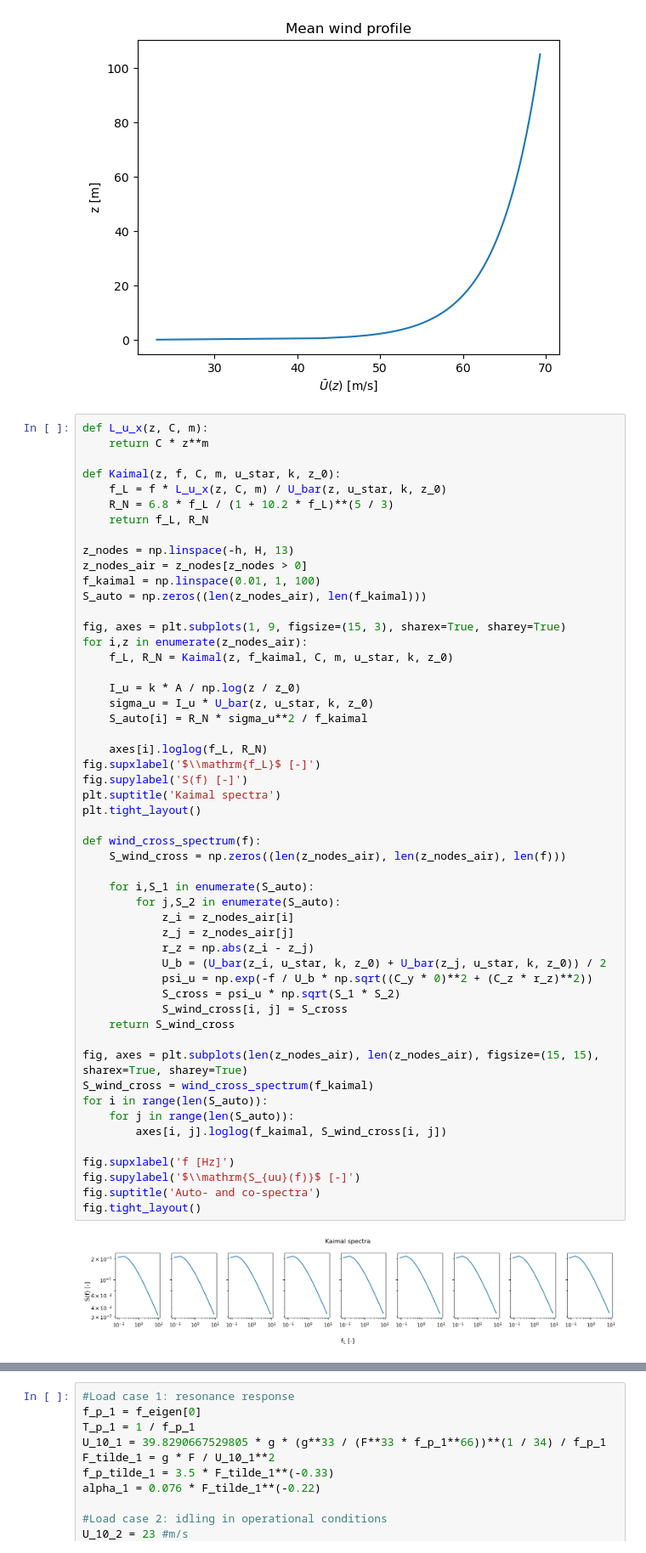
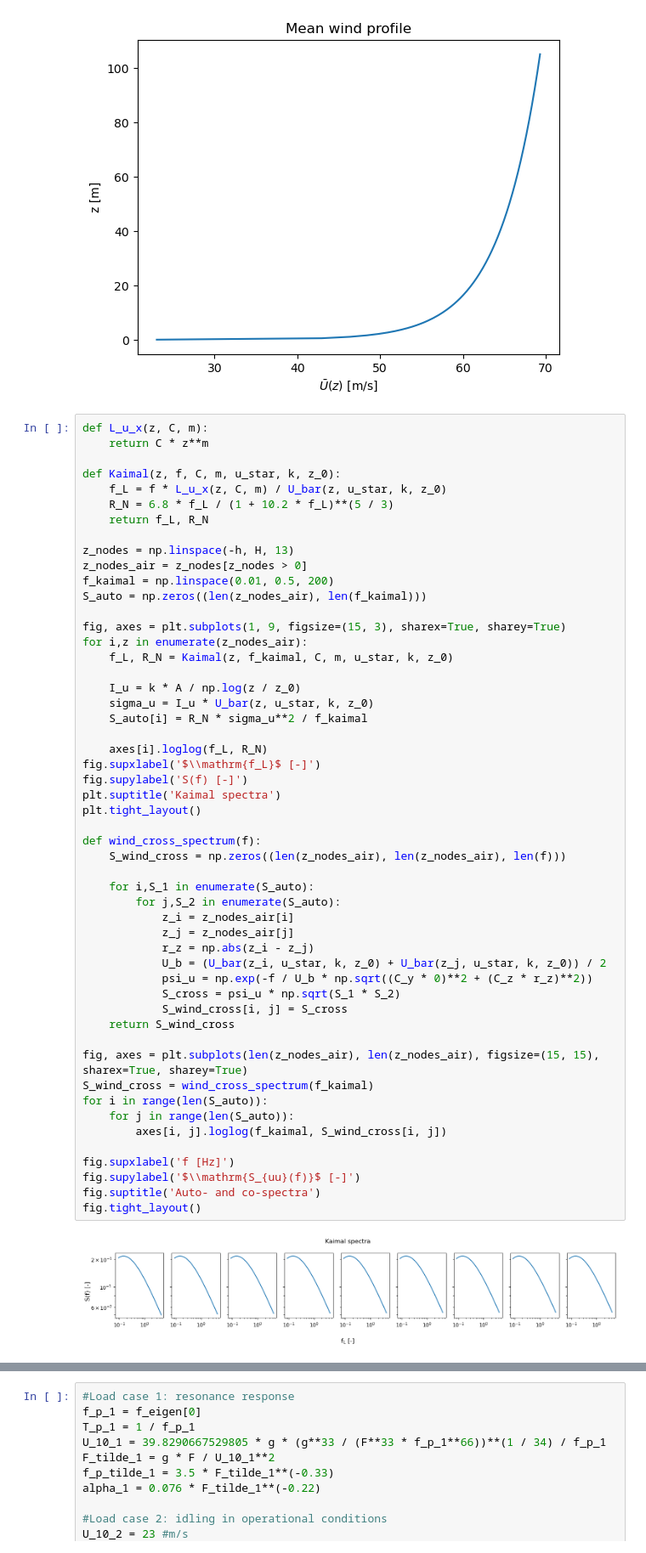
Before and after one commit to Lymone96/CIEM5220-Group2, a Jupyter notebook: 2_WW/WW_Assignment (Question 1-4).ipynb, the cells around one changed output, grey strips where cells are left out. Shown at 85% size. Drawn from its saved outputs; the diff is of its cells as text.

```diff
--- a/2_WW/WW_Assignment (Question 1-4).ipynb
+++ b/2_WW/WW_Assignment (Question 1-4).ipynb
@@ -373,7 +373,7 @@ def Kaimal(z, f, C, m, u_star, k, z_0):
 
 z_nodes = np.linspace(-h, H, 13)
 z_nodes_air = z_nodes[z_nodes > 0]
-f_kaimal = np.linspace(0.01, 1, 100)
+f_kaimal = np.linspace(0.01, 0.5, 200)
 S_auto = np.zeros((len(z_nodes_air), len(f_kaimal)))
 
 fig, axes = plt.subplots(1, 9, figsize=(15, 3), sharex=True, sharey=True)
@@ -388,31 +388,31 @@ for i,z in enumerate(z_nodes_air):
 fig.supxlabel('$\\mathrm{f_L}$ [-]')
 fig.supylabel('S(f) [-]')
 plt.suptitle('Kaimal spectra')
 plt.tight_layout()
 
 def wind_cross_spectrum(f):
     S_wind_cross = np.zeros((len(z_nodes_air), len(z_nodes_air), len(f)))
 
     for i,S_1 in enumerate(S_auto):
         for j,S_2 in enumerate(S_auto):
             z_i = z_nodes_air[i]
             z_j = z_nodes_air[j]
             r_z = np.abs(z_i - z_j)
             U_b = (U_bar(z_i, u_star, k, z_0) + U_bar(z_j, u_star, k, z_0)) / 2
             psi_u = np.exp(-f / U_b * np.sqrt((C_y * 0)**2 + (C_z * r_z)**2))
             S_cross = psi_u * np.sqrt(S_1 * S_2)
             S_wind_cross[i, j] = S_cross
     return S_wind_cross
 
 fig, axes = plt.subplots(len(z_nodes_air), len(z_nodes_air), figsize=(15, 15), sharex=True, sharey=True)
 S_wind_cross = wind_cross_spectrum(f_kaimal)
 for i in range(len(S_auto)):
     for j in range(len(S_auto)):
         axes[i, j].loglog(f_kaimal, S_wind_cross[i, j])
 
 fig.supxlabel('f [Hz]')
 fig.supylabel('$\\mathrm{S_{uu}(f)}$ [-]')
 fig.suptitle('Auto- and co-spectra')
 fig.tight_layout()
 # %% [output]
-[figure, old version]
+[figure, new version]
```
Also changed, not shown: parts of 6 cells of this notebook.
